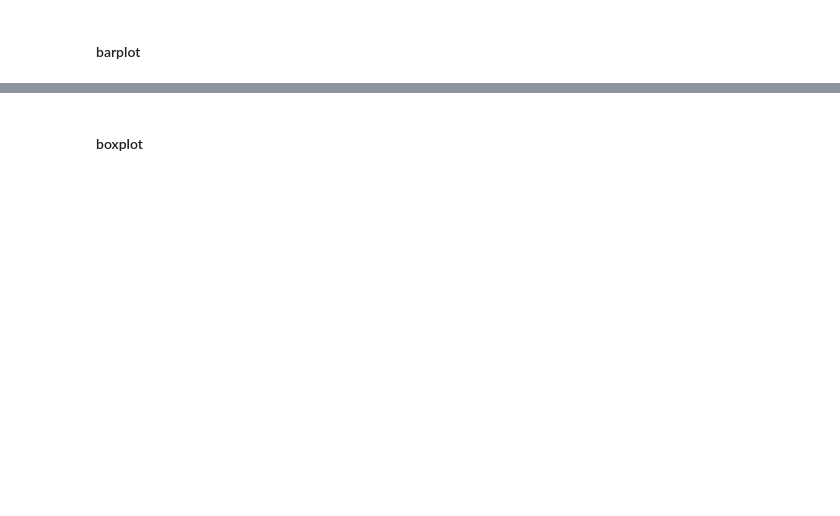
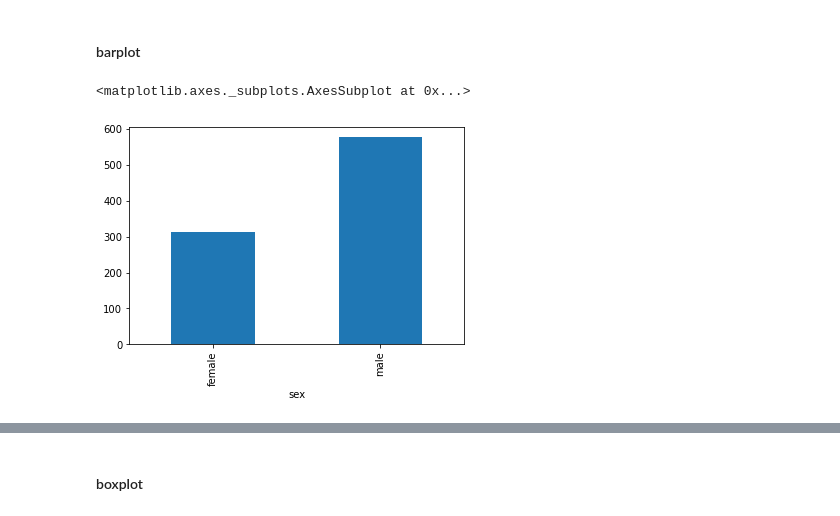
Before and after one commit to gustavolasmar/DS-Stone, a Jupyter notebook: notebooks/Aula 5 - Visualização de Dados II.ipynb, the cells around one changed output, grey strips where cells are left out. Drawn from its saved outputs; the diff is of its cells as text; code cells hidden in the pictures; blank space fills up the shorter version.

```diff
--- a/notebooks/Aula 5 - Visualização de Dados II.ipynb
+++ b/notebooks/Aula 5 - Visualização de Dados II.ipynb
@@ -18,4 +59,9 @@ sns.countplot(data=df_titanic, x='sex')
 # %% [markdown]
 #### barplot
+# %%
+df_titanic.groupby('sex')['survived'].count().plot.bar()
+# %% [output]
+<matplotlib.axes._subplots.AxesSubplot at 0x...>
+[figure, added]
 # %%
 sns.barplot(data=df_titanic,x='sex',y='survived')
```
Also changed, not shown: parts of 51 cells of this notebook.
